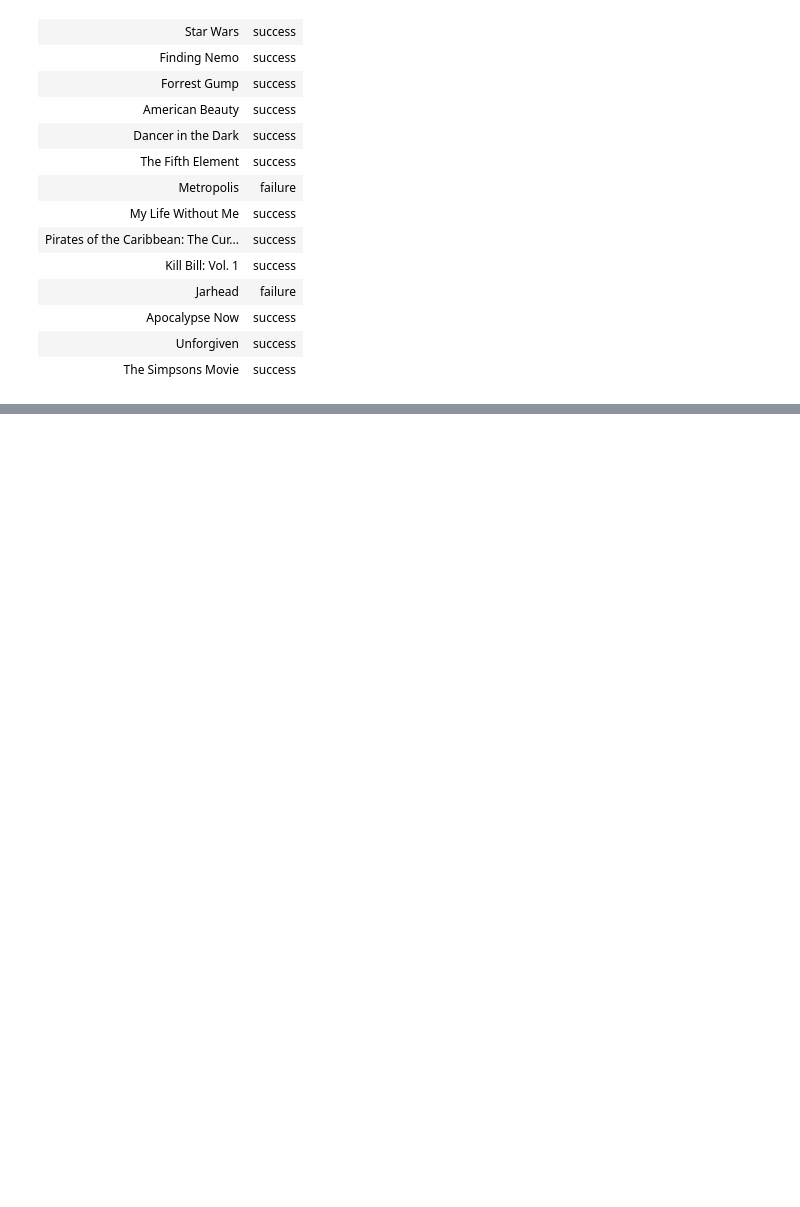
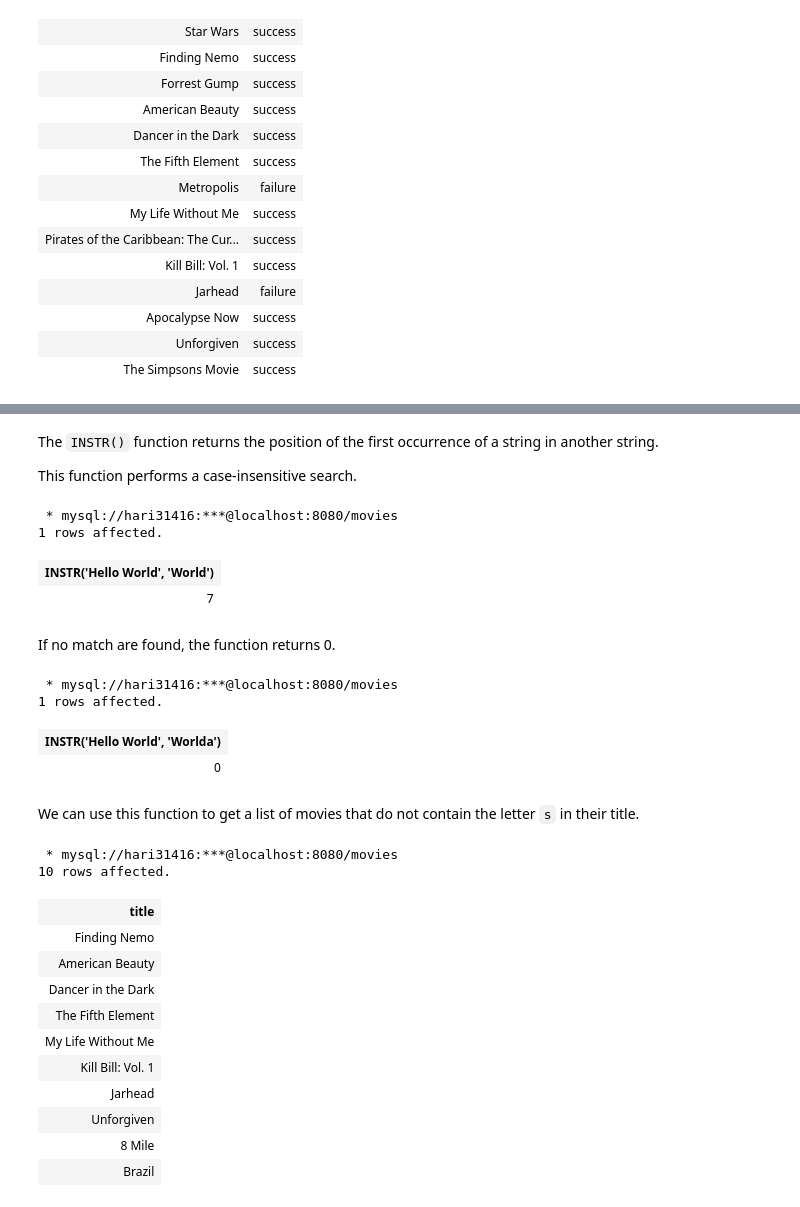
Before and after one commit to Hari31416/Placement, a Jupyter notebook: Notes/SQL/More.ipynb, the cells around one changed output, grey strips where cells are left out. Cells and saved outputs as stored; diff of their text form; code cells hidden in the pictures; blank space fills up the shorter version.

```diff
--- a/Notes/SQL/More.ipynb
+++ b/Notes/SQL/More.ipynb
@@ -412,0 +510,44 @@ LIMIT 15;
+# %% [markdown]
+The `INSTR()` function returns the position of the first occurrence of a string in another string.
+
+This function performs a case-insensitive search.
+# %%
+%%sql
+SELECT INSTR('Hello World', 'World');
+# %% [output]
+ * mysql://hari31416:***@localhost:8080/movies
+1 rows affected.
+| INSTR('Hello World', 'World') |
+| 7 |
+# %% [markdown]
+If no match are found, the function returns 0.
+# %%
+%%sql
+SELECT INSTR('Hello World', 'Worlda');
+# %% [output]
+ * mysql://hari31416:***@localhost:8080/movies
+1 rows affected.
+| INSTR('Hello World', 'Worlda') |
+| 0 |
+# %% [markdown]
+We can use this function to get a list of movies that do not contain the letter `s` in their title.
+# %%
+%%sql
+SELECT m.title
+FROM movie as m
+WHERE INSTR(m.title, 's') = 0
+LIMIT 10;
+# %% [output]
+ * mysql://hari31416:***@localhost:8080/movies
+10 rows affected.
+| title |
+| Finding Nemo |
+| American Beauty |
+| Dancer in the Dark |
+| The Fifth Element |
+| My Life Without Me |
+| Kill Bill: Vol. 1 |
+| Jarhead |
+| Unforgiven |
+| 8 Mile |
+| Brazil |
```
Also changed, not shown: parts of 18 cells of this notebook, 7 other files.
